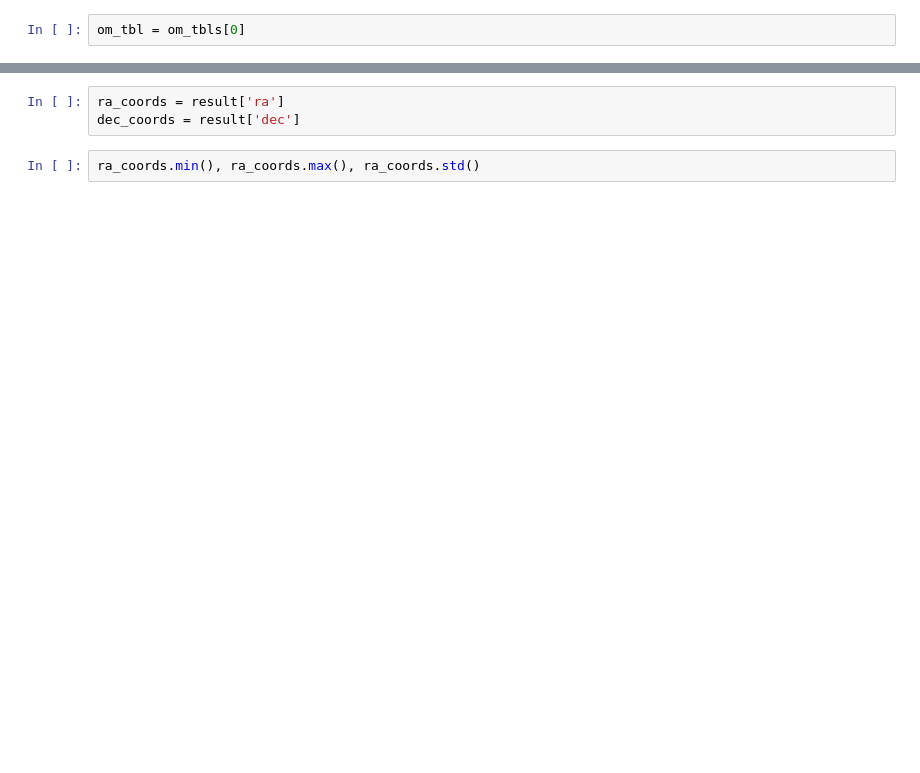
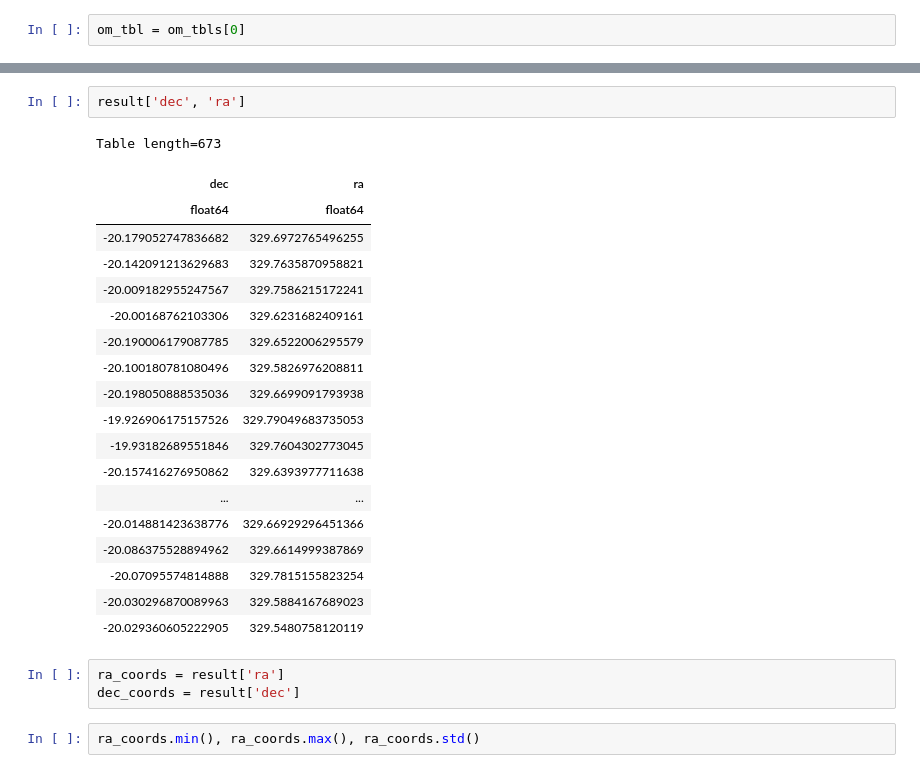
Before and after one commit to ESA-Datalabs/XAMI-model, a Jupyter notebook: _03_OM_catalogue_access.ipynb, the cells around one changed output, grey strips where cells are left out. Saved outputs shown, nothing was run; the diff lists cells and outputs as text; blank space fills up the shorter version.

```diff
--- a/_03_OM_catalogue_access.ipynb
+++ b/_03_OM_catalogue_access.ipynb
@@ -18,3 +127,25 @@ result
+# %%
+result['dec', 'ra']
+# %% [output]
+Table length=673
+| dec | ra |
+| float64 | float64 |
+| -20.179052747836682 | 329.6972765496255 |
+| -20.142091213629683 | 329.7635870958821 |
+| -20.009182955247567 | 329.7586215172241 |
+| -20.00168762103306 | 329.6231682409161 |
+| -20.190006179087785 | 329.6522006295579 |
+| -20.100180781080496 | 329.5826976208811 |
+| -20.198050888535036 | 329.6699091793938 |
+| -19.926906175157526 | 329.79049683735053 |
+| -19.93182689551846 | 329.7604302773045 |
+| -20.157416276950862 | 329.6393977711638 |
+| ... | ... |
+| -20.014881423638776 | 329.66929296451366 |
+| -20.086375528894962 | 329.6614999387869 |
+| -20.07095574814888 | 329.7815155823254 |
+| -20.030296870089963 | 329.5884167689023 |
+| -20.029360605222905 | 329.5480758120119 |
 # %%
 ra_coords = result['ra']
 dec_coords = result['dec']
```
Also changed, not shown: parts of 10 cells of this notebook.
